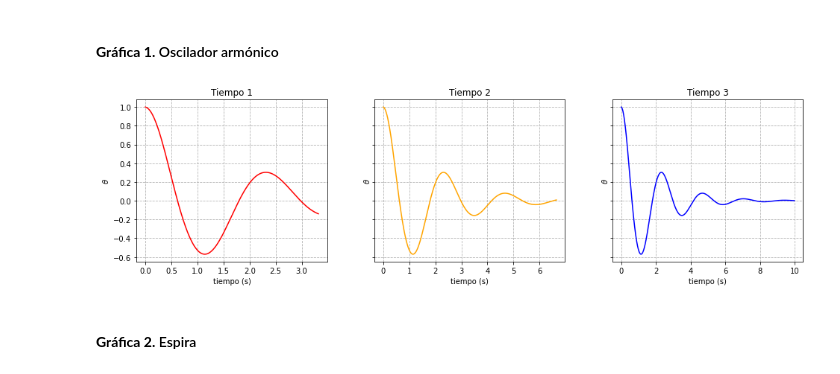
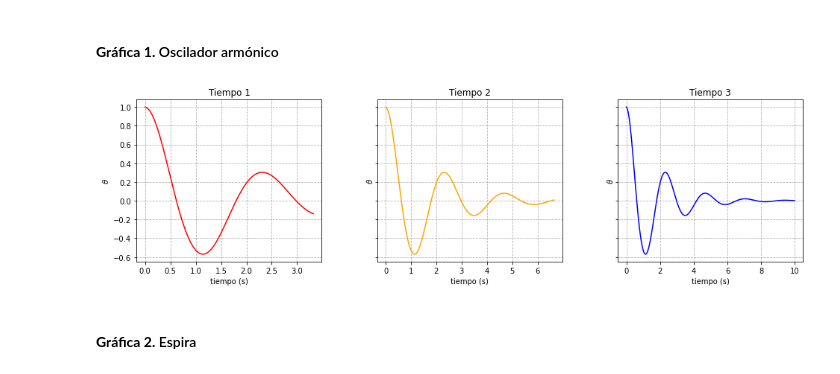
Before and after one commit to ro-sgr/C8093-Final, a Jupyter notebook: Un_Oscilador_Magnetico.ipynb, the cells around one changed output. Saved outputs shown, nothing was run; the diff lists cells and outputs as text; code cells hidden in the pictures.

```diff
--- a/Un_Oscilador_Magnetico.ipynb
+++ b/Un_Oscilador_Magnetico.ipynb
@@ -93,31 +93,31 @@ TIEMPO3 = TIEMPO
 # %%
 # Generamos una figura para nuestras tres gráficas
 fig, (ax1, ax2, ax3) = plt.subplots(nrows=1, ncols=3, figsize=(16, 4), sharey=True)
 
 # Gráfica 1
 ax1.set_title('Tiempo 1')
 ax1.set_xlabel('tiempo (s)')
 ax1.set_ylabel(r'$\theta$')
 ax1.plot(TIEMPO1, y1, label='y1', color='red') # Valores que toma la gráfica
 ax1.grid(linestyle = "--")
 
 # Gráfica 2
 ax2.set_title('Tiempo 2')
 ax2.set_xlabel('tiempo (s)')
 ax2.set_ylabel(r'$\theta$')
 ax2.plot(TIEMPO2, y2, label='y1', color='orange') # Valores que toma la gráfica
 ax2.grid(linestyle = "--")
 
 # Gráfica 3
 ax3.set_title('Tiempo 3')
 ax3.set_xlabel('tiempo (s)')
 ax3.set_ylabel(r'$\theta$')
 ax3.plot(TIEMPO3, y3, label='y1', color='blue') # Valores que toma la gráfica
 ax3.grid(linestyle = "--")
 
-plt.subplots_adjust(wspace=0.25)
+plt.subplots_adjust(wspace=0.3)
 plt.show()
 # %% [output]
-[figure, old version]
+[figure, new version]
 # %% [markdown]
 <h4><strong>Gráfica 2.</strong> Espira</h4>
```
Also changed, not shown: parts of 8 cells of this notebook, 1 other file.
